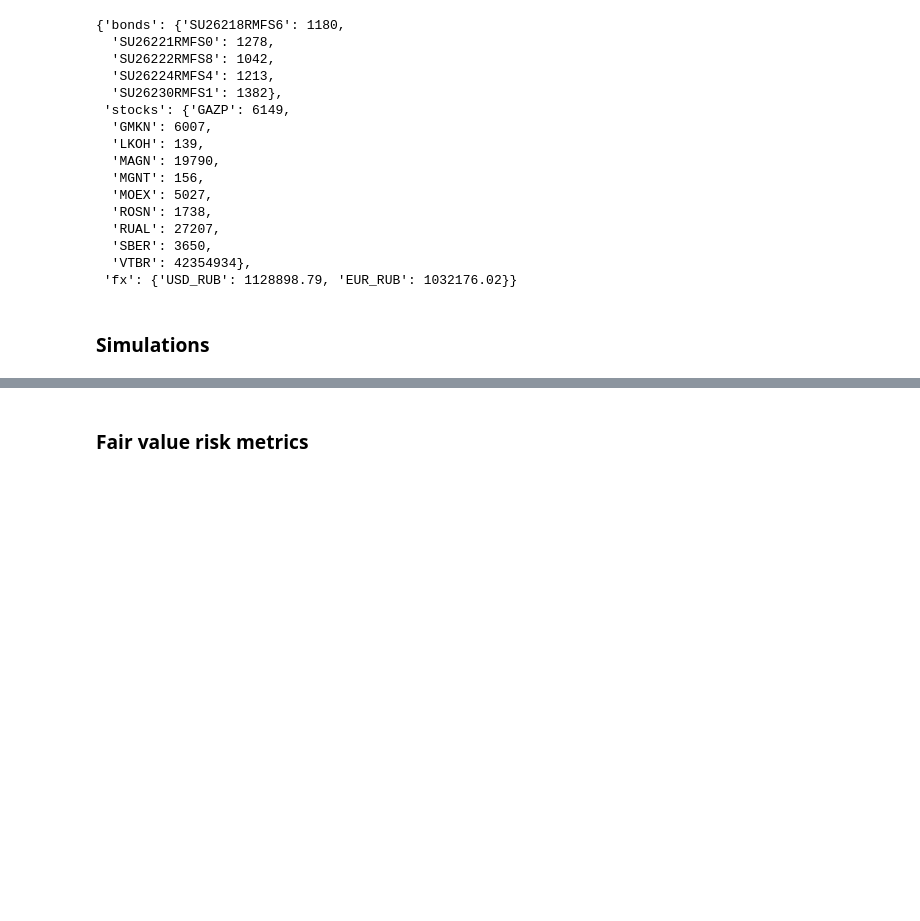
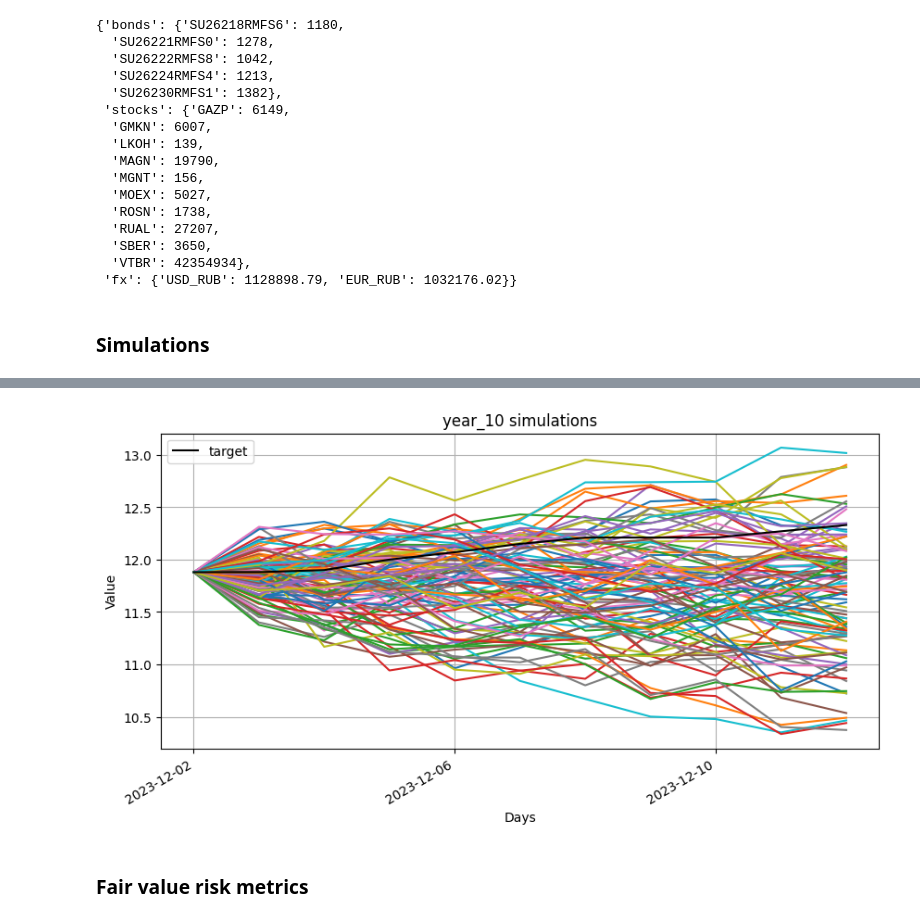
Before and after one commit to vladimirKarlov01/portfolio-risk, a Jupyter notebook: demo.ipynb, the cells around one changed output, grey strips where cells are left out. Saved outputs shown, nothing was run; the diff lists cells and outputs as text; code cells hidden in the pictures; blank space fills up the shorter version.

```diff
--- a/demo.ipynb
+++ b/demo.ipynb
@@ -99,3 +99,10 @@ portfolio.risk_factors.plot_simulations(
+# %%
+portfolio.risk_factors.plot_simulations(
+    simulations=simulations,
+    risk_factor='year_10',
+)
+# %% [output]
+[figure, added]
 # %% [markdown]
 ### Fair value risk metrics
 # %% [markdown]
```
Also changed, not shown: parts of 1 cell of this notebook, 8 other files.
